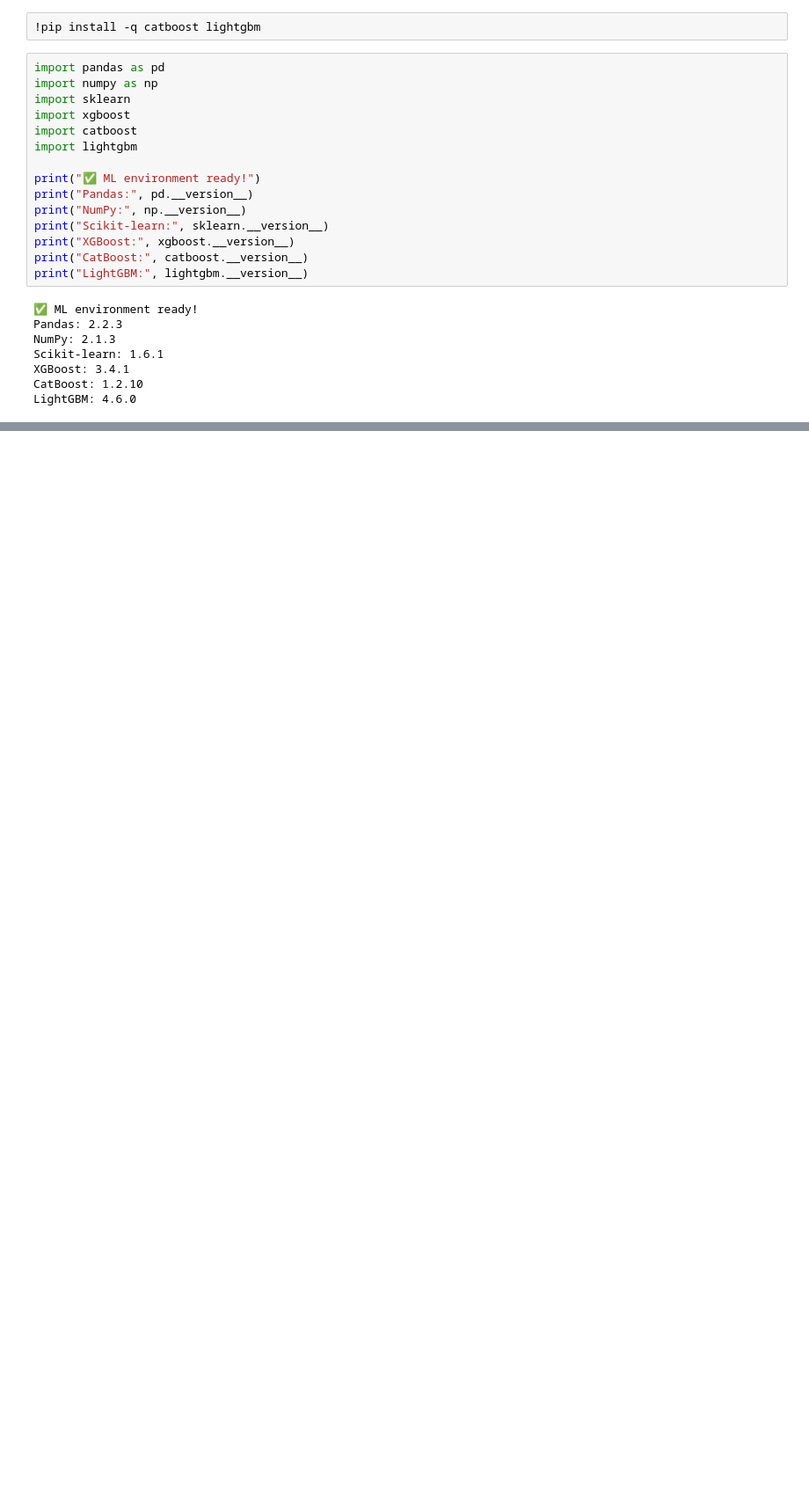
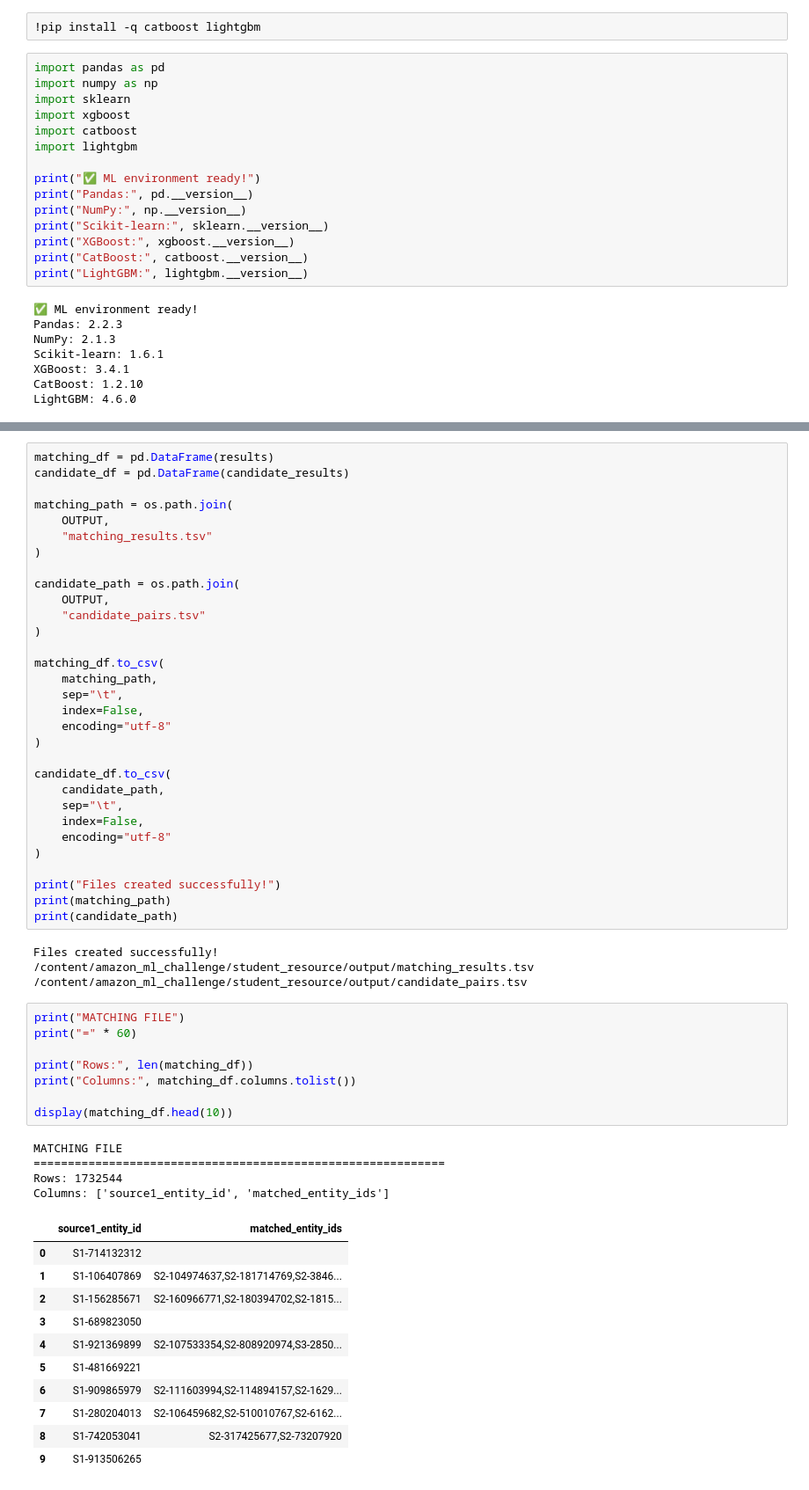
Before and after one commit to mhakashvarma/Amazon_ML_Challenge_2026, a Jupyter notebook: Amazon_ML_Challenge_2026.ipynb, the cells around one changed output, grey strips where cells are left out. Shown at 88% size. Cells and saved outputs as stored; diff of their text form; blank space fills up the shorter version.

```diff
--- a/Amazon_ML_Challenge_2026.ipynb
+++ b/Amazon_ML_Challenge_2026.ipynb
@@ -39,0 +964,59 @@ LightGBM: 4.6.0
+# %%
+matching_df = pd.DataFrame(results)
+candidate_df = pd.DataFrame(candidate_results)
+
+matching_path = os.path.join(
+    OUTPUT,
+    "matching_results.tsv"
+)
+
+candidate_path = os.path.join(
+    OUTPUT,
+    "candidate_pairs.tsv"
+)
+
+matching_df.to_csv(
+    matching_path,
+    sep="\t",
+    index=False,
+    encoding="utf-8"
+)
+
+candidate_df.to_csv(
+    candidate_path,
+    sep="\t",
+    index=False,
+    encoding="utf-8"
+)
+
+print("Files created successfully!")
+print(matching_path)
+print(candidate_path)
+# %% [output]
+Files created successfully!
+/content/amazon_ml_challenge/student_resource/output/matching_results.tsv
+/content/amazon_ml_challenge/student_resource/output/candidate_pairs.tsv
+# %%
+print("MATCHING FILE")
+print("=" * 60)
+
+print("Rows:", len(matching_df))
+print("Columns:", matching_df.columns.tolist())
+
+display(matching_df.head(10))
+# %% [output]
+MATCHING FILE
+============================================================
+Rows: 1732544
+Columns: ['source1_entity_id', 'matched_entity_ids']
+|  | source1_entity_id | matched_entity_ids |
+| 0 | S1-714132312 |  |
+| 1 | S1-106407869 | S2-104974637,S2-181714769,S2-3846... |
+| 2 | S1-156285671 | S2-160966771,S2-180394702,S2-1815... |
+| 3 | S1-689823050 |  |
+| 4 | S1-921369899 | S2-107533354,S2-808920974,S3-2850... |
+| 5 | S1-481669221 |  |
+| 6 | S1-909865979 | S2-111603994,S2-114894157,S2-1629... |
+| 7 | S1-280204013 | S2-106459682,S2-510010767,S2-6162... |
+| 8 | S1-742053041 | S2-317425677,S2-73207920 |
+| 9 | S1-913506265 |  |
```
Also changed, not shown: parts of 424 cells of this notebook, 4 other files.
